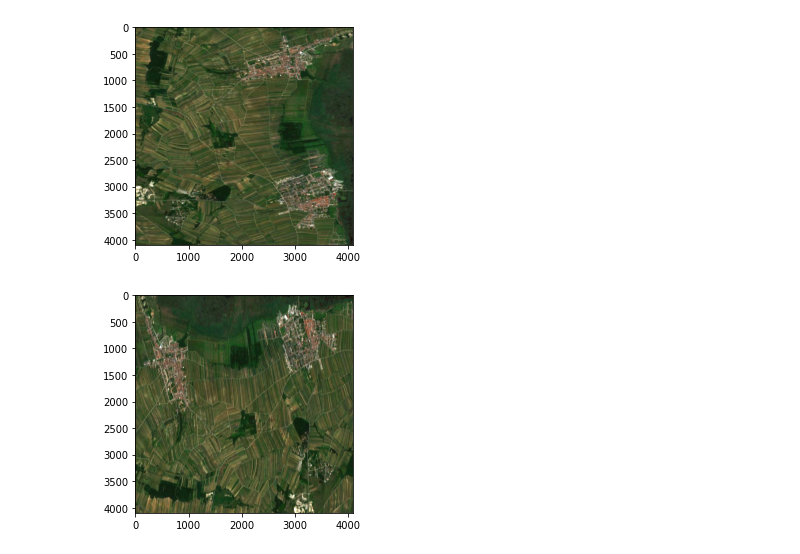
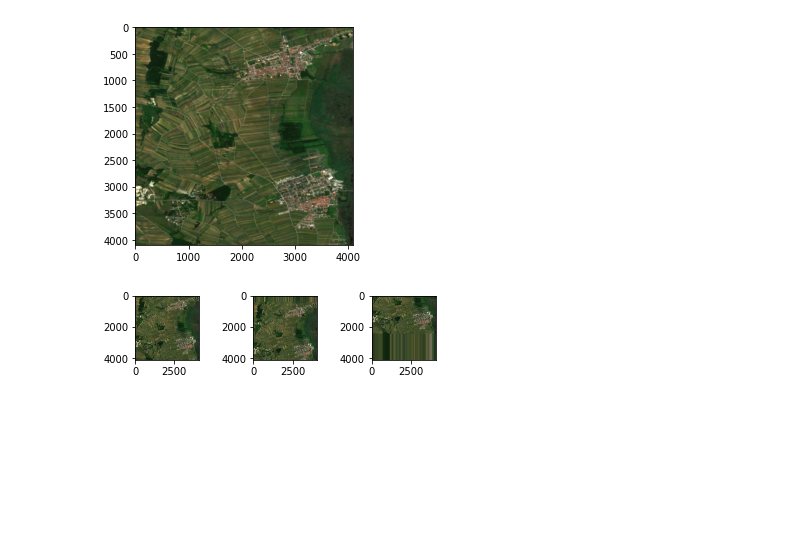
Before and after one commit to JohannesZehetner/Monitoring-Changes-in-Surface-Water-Using-Satellite-Image-Data, a Jupyter notebook: Monitoring_Changes_in_Surface_Water_Using_Satellite_Image_Data.ipynb, the cells around one changed output. Cells and saved outputs as stored; diff of their text form; code cells hidden in the pictures; blank space fills up the shorter version.

```diff
--- a/Monitoring_Changes_in_Surface_Water_Using_Satellite_Image_Data.ipynb
+++ b/Monitoring_Changes_in_Surface_Water_Using_Satellite_Image_Data.ipynb
@@ -4,19 +4,28 @@
 !pip install rasterio
 import rasterio
 import numpy as np
-import tensorflow as tf
-import matplotlib.pyplot as plt
-
+from numpy import expand_dims
+from keras.preprocessing.image import load_img
+from keras.preprocessing.image import img_to_array
+from keras.preprocessing.image import ImageDataGenerator
+from matplotlib import pyplot
 
 raster = rasterio.open('/content/drive/My Drive/Satellite Image/1.jpeg')
 r, g, b  = raster.read()
 total = np.dstack((r, g, b))
-tfImage_rot=tf.image.rot90(total)
 
-plt.imshow(total)
-plt.show()
-plt.imshow(tfImage_rot)
-plt.show()
+pyplot.imshow(total)
+pyplot.show()
+
+samples = expand_dims(total, 0)
+datagen = ImageDataGenerator(height_shift_range=0.5)
+it = datagen.flow(samples, batch_size=1)
+for i in range(3):
+	pyplot.subplot(330 + 1 + i)
+	batch = it.next()
+	image = batch[0].astype('uint8')
+	pyplot.imshow(image)
+pyplot.show()
 # %% [output]
 Requirement already satisfied: rasterio in /usr/local/lib/python3.6/dist-packages (1.1.5)
 Requirement already satisfied: numpy in /usr/local/lib/python3.6/dist-packages (from rasterio) (1.18.5)
@@ -29,3 +38,3 @@ Requirement already satisfied: snuggs>=1.4.1 in /usr/local/lib/python3.6/dist-pa
 Requirement already satisfied: pyparsing>=2.1.6 in /usr/local/lib/python3.6/dist-packages (from snuggs>=1.4.1->rasterio) (2.4.7)
 [figure]
-[figure, old version]
+[figure, new version]
```
Also changed, not shown: parts of 1 cell of this notebook.
